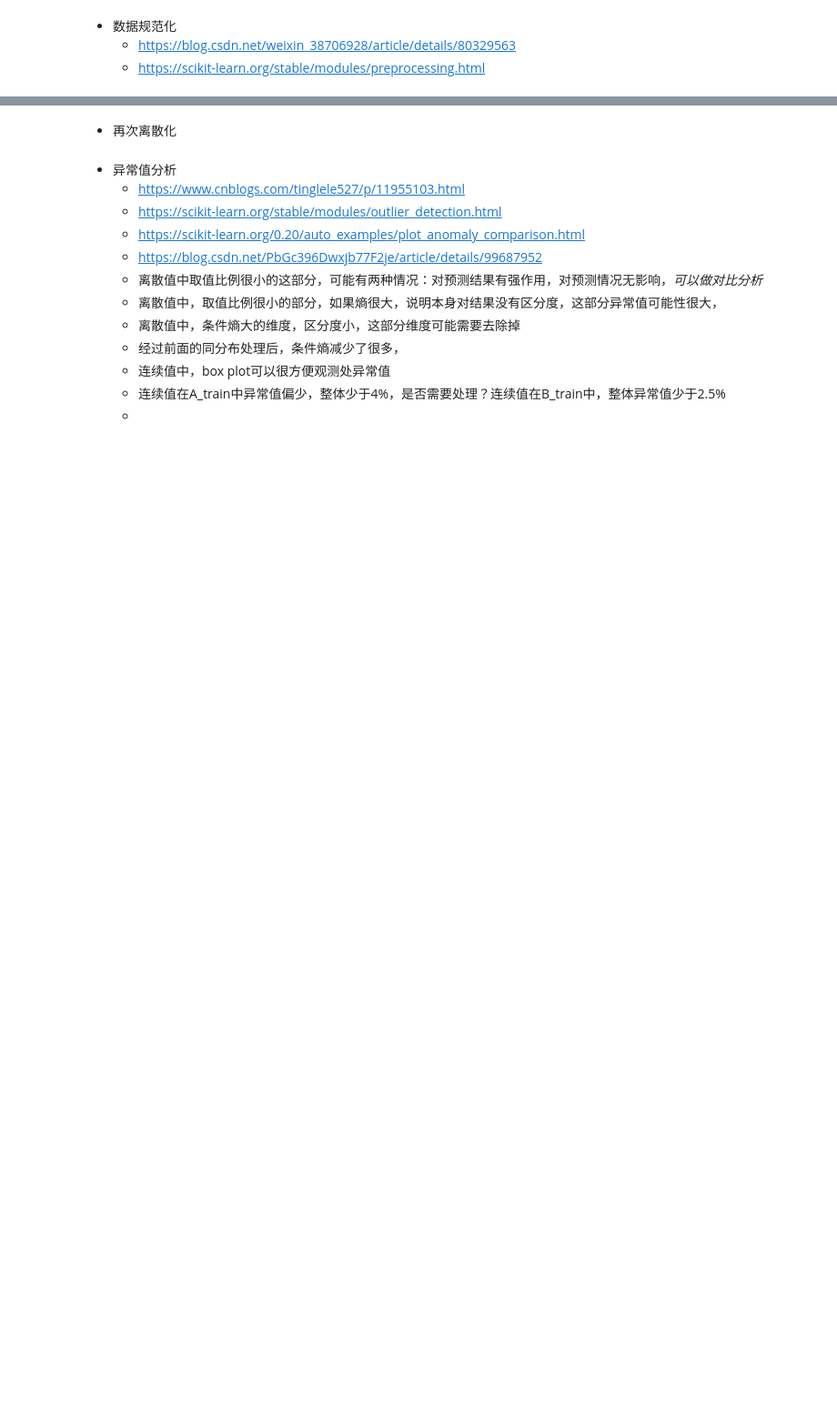
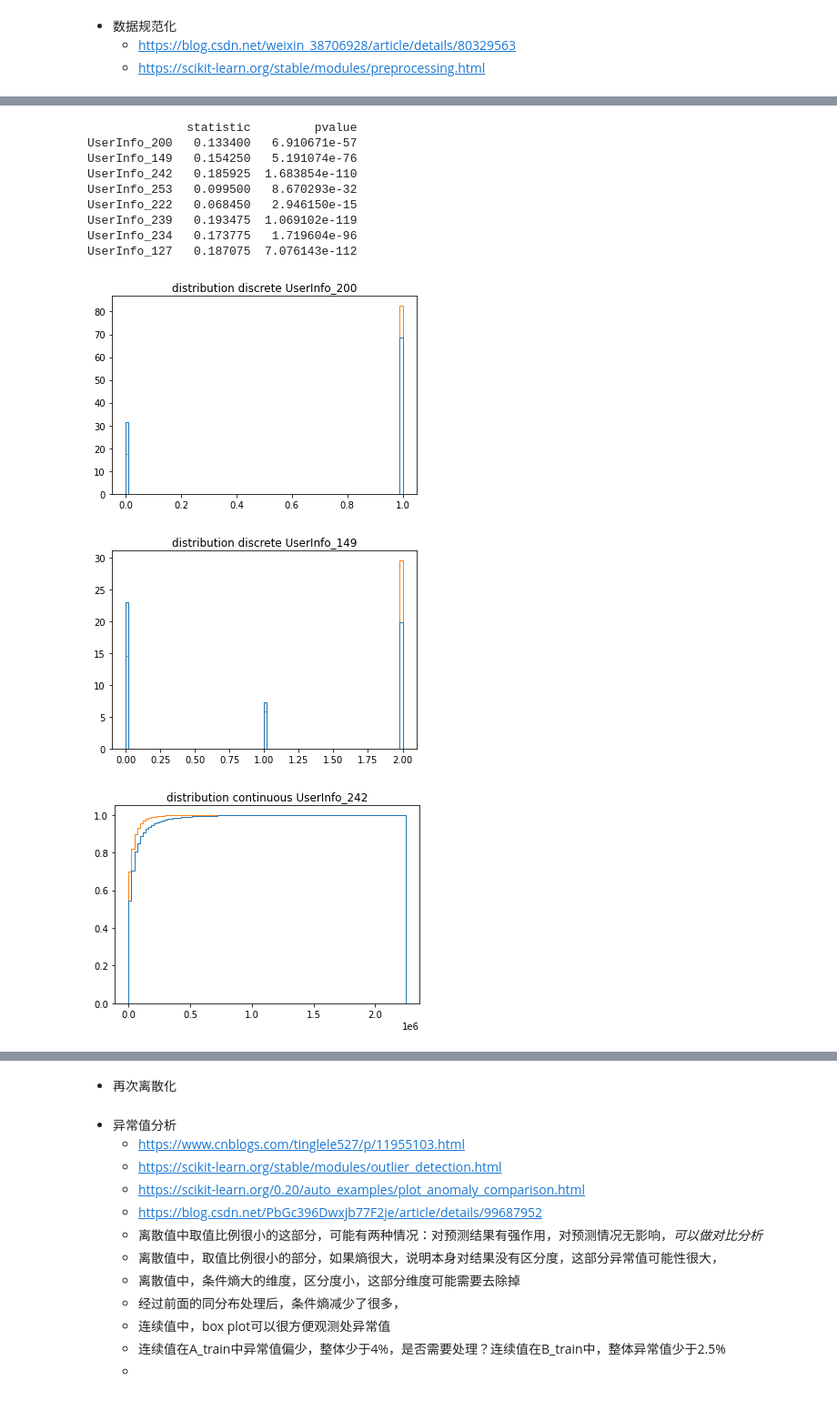
Before and after one commit to heran/QH_FInSight, a Jupyter notebook: code/eda.ipynb, the cells around one changed output, grey strips where cells are left out. Shown at 91% size. Cells and saved outputs as stored; diff of their text form; code cells hidden in the pictures; blank space fills up the shorter version.

```diff
--- a/code/eda.ipynb
+++ b/code/eda.ipynb
@@ -193,31 +251,46 @@ sns.heatmap(b_standard_fillna_data[b_less_corr_columns].corr(), annot=False, cma
 # %%
 
 # 使用ks_2samp检测分布差异，
-dis_b_diff = {};dis_b_same={};dis_ab_diff={};dis_ab_same={};dis_abt_diff={};dis_abt_same={}
-for column in a_b_less_null_columns.intersection(all_continuous_columns):
+dis_b_diff = {};dis_ab_diff={};dis_abt_diff={}
+for column in a_less_null_more_unique_columns.intersection(b_less_null_more_unique_columns):
     # print column
-    d, p = ks_2samp(b_data[column].dropna(), test_data[column].dropna())
-    if p<=0.05:
-        dis_b_diff[column] = (d,p)
-    else:
-        dis_b_same[column] = (d,p)
-    d, p = ks_2samp(b_data[column].dropna(), a_data[column].dropna())
-    if p<=0.05:
-        dis_ab_diff[column] = (d,p)
-    else:
-        dis_ab_same[column] = (d,p)
-    d, p = ks_2samp(test_data[column].dropna(), a_data[column].dropna())
-    if p<=0.05:
-        dis_abt_diff[column] = (d,p)
-    else:
-        dis_abt_same[column] = (d,p)
+    dis_b_diff[column] = ks_2samp(b_standard_fillna_data[column].dropna(), test_standard_fillna_data[column].dropna())
+
+    dis_ab_diff[column] = ks_2samp(b_standard_fillna_data[column].dropna(), a_standard_fillna_data[column].dropna())
+
+    dis_abt_diff[column] = ks_2samp(test_standard_fillna_data[column].dropna(), a_standard_fillna_data[column].dropna())
+
 dis_b_diff = pd.DataFrame.from_dict(dis_b_diff,orient='index')
-dis_b_same = pd.DataFrame.from_dict(dis_b_same,orient='index')
 dis_ab_diff = pd.DataFrame.from_dict(dis_ab_diff,orient='index')
-dis_ab_same = pd.DataFrame.from_dict(dis_ab_same,orient='index')
+dis_abt_diff = pd.DataFrame.from_dict(dis_abt_diff,orient='index')
 
 # 缺失值少，且同分布的维度
-a_b_less_null_same_dis_columns = a_b_less_null_columns.intersection(dis_ab_same.index).append(pd.Index(['no','flag']))
+print(dis_ab_diff[dis_ab_diff['statistic']<0.2])
+for column in dis_ab_diff[dis_ab_diff['statistic']<0.2].index:
+    if column in b_continuous_columns:
+        title = 'distribution continuous '
+        cumulative = True
+    else:
+        title = 'distribution discrete '
+        cumulative = False
+    plt.hist([a_data[column].dropna(),b_data[column].dropna()], cumulative=column in b_continuous_columns, density=True, bins=100,histtype='step')
+    plt.title(title + column)
+    #plt.savefig('../data/png_'+column+'_'+str(cumulative)+'_.png')
+    plt.show()
+#a_b_less_null_same_dis_columns = a_b_less_null_columns.intersection(dis_ab_same.index)
 #a_data = a_data[less_null_columns]
 #b_data = b_data[less_null_columns]
 #test_data = test_data[less_null_columns.drop(['flag'])]
+# %% [output]
+              statistic         pvalue
+UserInfo_200   0.133400   6.910671e-57
+UserInfo_149   0.154250   5.191074e-76
+UserInfo_242   0.185925  1.683854e-110
+UserInfo_253   0.099500   8.670293e-32
+UserInfo_222   0.068450   2.946150e-15
+UserInfo_239   0.193475  1.069102e-119
+UserInfo_234   0.173775   1.719604e-96
+UserInfo_127   0.187075  7.076143e-112
+[figure, added]
+[figure, added]
+[figure, added]
```
Also changed, not shown: parts of 15 cells of this notebook, 1 other file.
